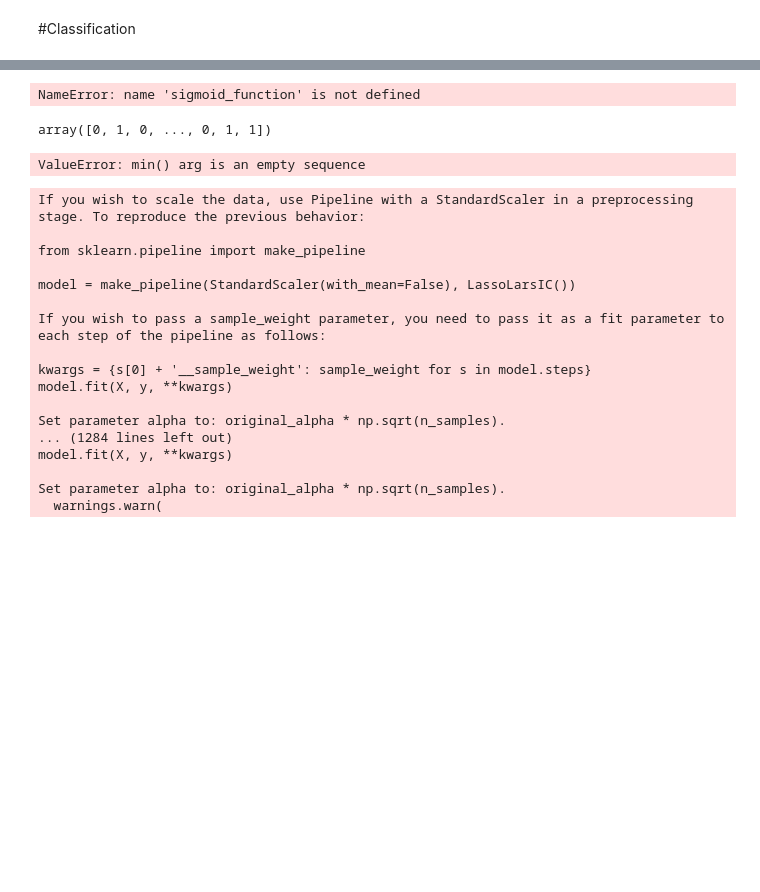
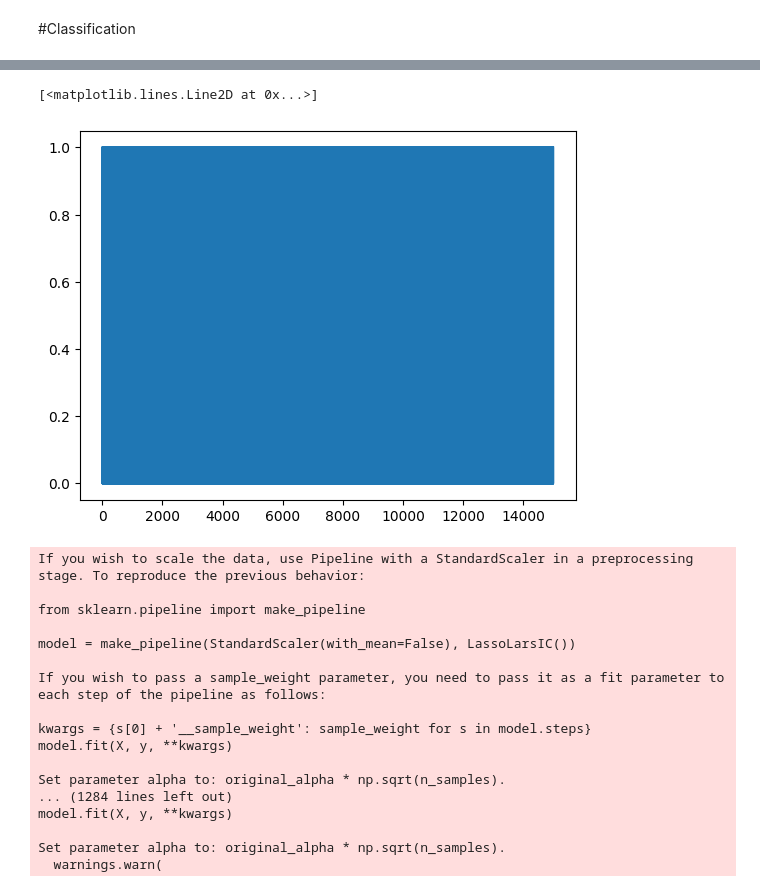
Before and after one commit to Agnij-Moitra/variational-gradient-boosting, a Jupyter notebook: benchmarks.ipynb, the cells around one changed output, grey strips where cells are left out. Saved outputs shown, nothing was run; the diff lists cells and outputs as text; code cells hidden in the pictures; blank space fills up the shorter version.

```diff
--- a/benchmarks.ipynb
+++ b/benchmarks.ipynb
@@ -1698 +1706,9 @@ NameError: name 'np' is not defined
+# %%
+from sklearn.preprocessing import MinMaxScaler
+_ = MinMaxScaler().fit_transform(y.reshape(-1, 1)).reshape(1, -1)[0]
+# %%
+plt.plot(_)
+# %% [output]
+[<matplotlib.lines.Line2D at 0x...>]
+[figure, added]
 # %%
@@ -1700,15 +1716,3 @@ from VGBoost import VGBClassifier
 # %%
 clf = VGBClassifier()
-# %%
-z = sigmoid_function(y)
-# %% [output]
-NameError: name 'sigmoid_function' is not defined
-# %%
-y_train
-# %% [output]
-array([0, 1, 0, ..., 0, 1, 1])
-# %%
-clf.fit(X_train, y_val)
-# %% [output]
-ValueError: min() arg is an empty sequence
 # %%
```
Also changed, not shown: parts of 33 cells of this notebook, 2 other files.
